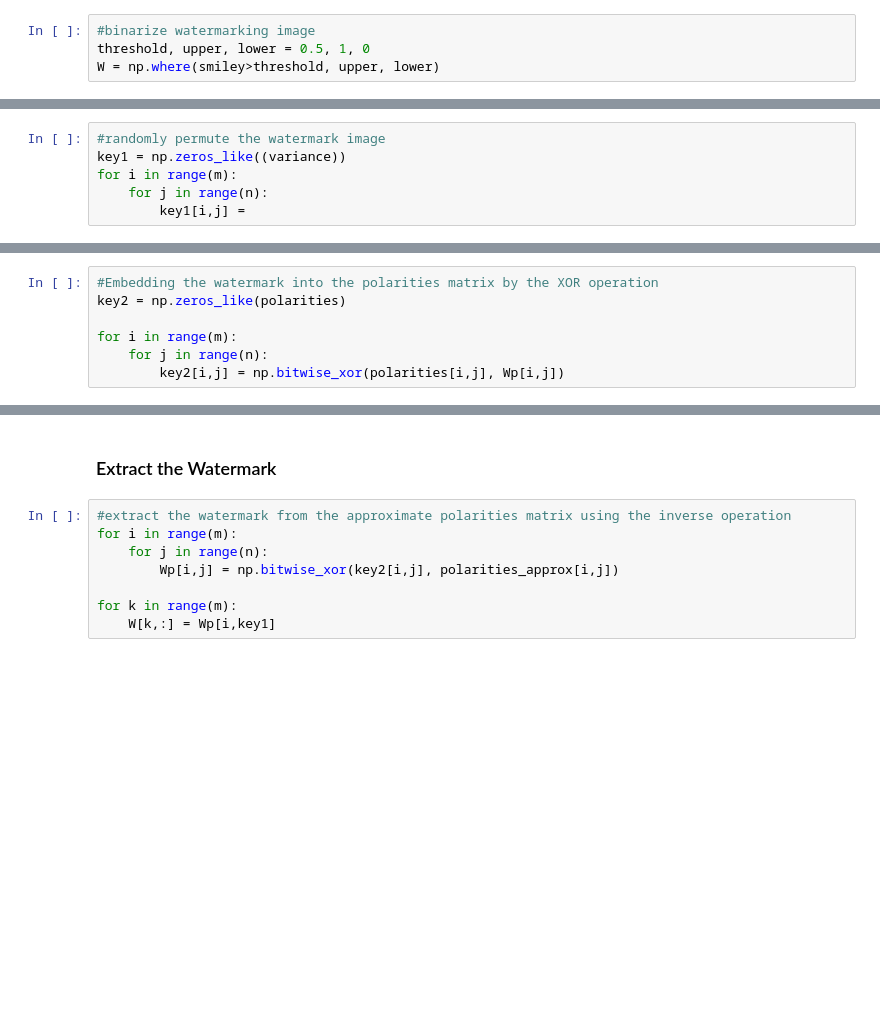
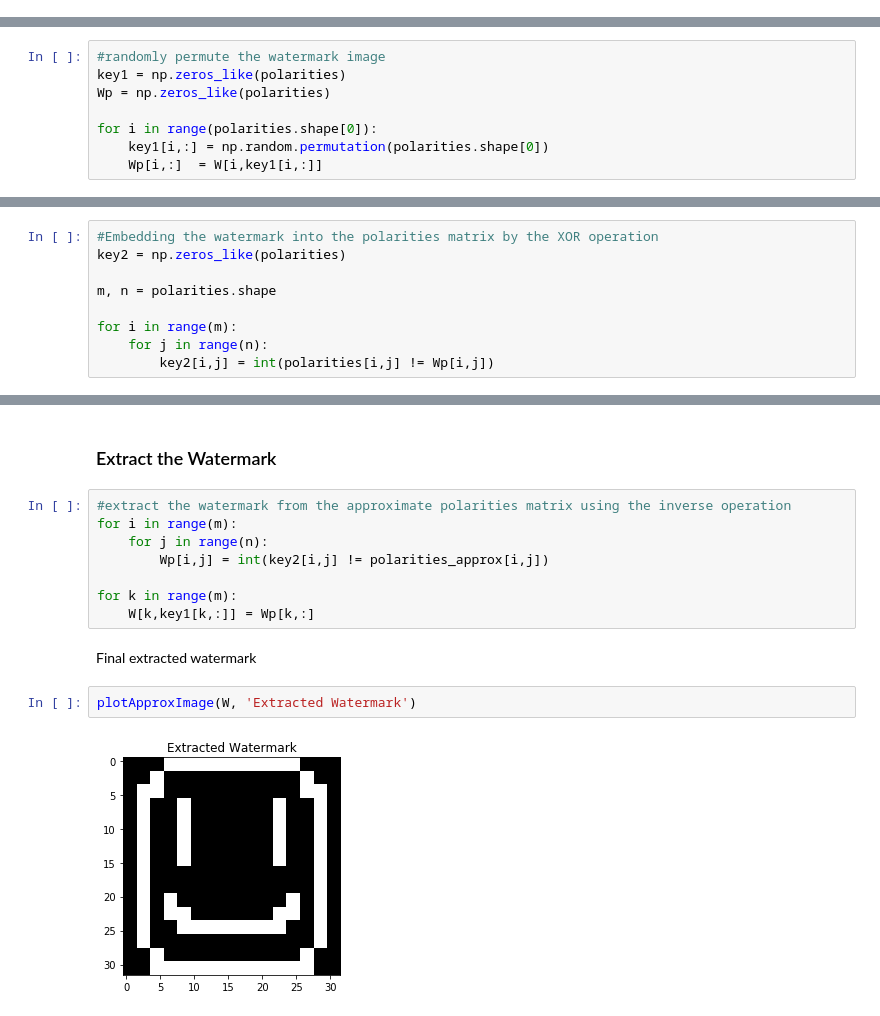
Before and after one commit to pots7878/kmeans_watermarking, a Jupyter notebook: Lab 2 Watermarking.ipynb, the cells around one changed output, grey strips where cells are left out. Saved outputs shown, nothing was run; the diff lists cells and outputs as text; blank space fills up the shorter version.

```diff
--- a/Lab 2 Watermarking.ipynb
+++ b/Lab 2 Watermarking.ipynb
@@ -218,7 +229,3 @@ smiley = np.array(Image.open('smiley.jpg'))
-# %%
-#binarize watermarking image
-threshold, upper, lower = 0.5, 1, 0
-W = np.where(smiley>threshold, upper, lower)
 # %%
 #read in original image
 truman = np.array(Image.open('TrumanEatsLunch.jpg'))
@@ -286,7 +293,9 @@ polarities = polarityMatrix(variance, T)
 ### Watermark Permutation
 # %%
 #randomly permute the watermark image
-key1 = np.zeros_like((variance))
-for i in range(m):
-    for j in range(n):
-        key1[i,j] =
+key1 = np.zeros_like(polarities)
+Wp = np.zeros_like(polarities)
+
+for i in range(polarities.shape[0]):
+    key1[i,:] = np.random.permutation(polarities.shape[0])
+    Wp[i,:]  = W[i,key1[i,:]]
@@ -298,6 +305,8 @@ SyntaxError: unexpected EOF while parsing (<ipython-input-142-149d7355af04>, lin
 #Embedding the watermark into the polarities matrix by the XOR operation
 key2 = np.zeros_like(polarities)
 
+m, n = polarities.shape
+
 for i in range(m):
     for j in range(n):
-        key2[i,j] = np.bitwise_xor(polarities[i,j], Wp[i,j])
+        key2[i,j] = int(polarities[i,j] != Wp[i,j])
@@ -333,7 +334,13 @@ polarities_approx = polarityMatrix(variance, T)
 #extract the watermark from the approximate polarities matrix using the inverse operation
 for i in range(m):
     for j in range(n):
-        Wp[i,j] = np.bitwise_xor(key2[i,j], polarities_approx[i,j])
+        Wp[i,j] = int(key2[i,j] != polarities_approx[i,j])
 
 for k in range(m):
-    W[k,:] = Wp[i,key1]
+    W[k,key1[k,:]] = Wp[k,:]
+# %% [markdown]
+Final extracted watermark
+# %%
+plotApproxImage(W, 'Extracted Watermark')
+# %% [output]
+[figure, added]
```
Also changed, not shown: parts of 11 cells of this notebook, 1 other file.
